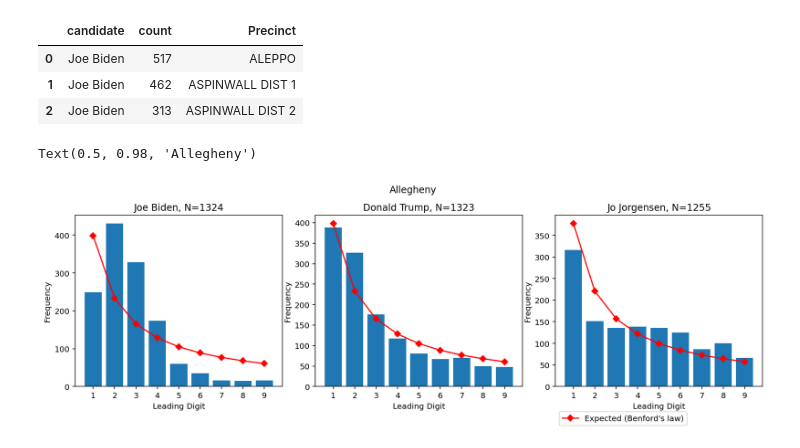
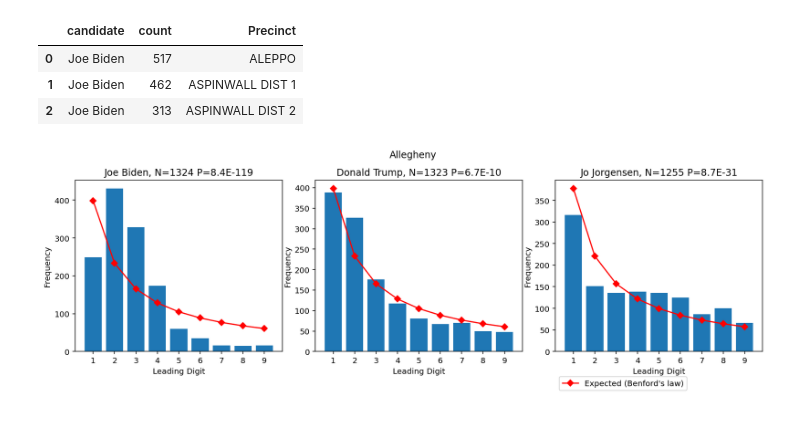
Before and after one commit to cjph8914/2020_benfords, a Jupyter notebook: Allegheny_County_PA_Benfords_Data.ipynb, the cells around one changed output. Saved outputs shown, nothing was run; the diff lists cells and outputs as text; code cells hidden in the pictures.

```diff
--- a/Allegheny_County_PA_Benfords_Data.ipynb
+++ b/Allegheny_County_PA_Benfords_Data.ipynb
@@ -7,3 +7,6 @@
 import numpy as np
 import matplotlib.pyplot as plt
 import pandas as pd
+
+from benfordslaw import benfordslaw
+bl = benfordslaw(verbose=0)
@@ -57,34 +63,42 @@ candidates = unstacked_data.candidate.unique()
 
 digit = np.arange(1, 10)
 
 for i in range(len(candidates)):
 
     ax = axs[i]
     candidate = candidates[i]
 
     N = len(data[data[candidate] > 0])
 
     # expected distribution, from benford's law, normalize by non-zero counts
     expected = np.log10(1 + 1/digit) * N
 
     cur_data = unstacked_data
     cur_data = cur_data.groupby(['candidate', 'Precinct']).sum()
-    digits = cur_data.loc[candidate]['count'].astype(str).str[0].astype(int)
+
+    counts = cur_data.loc[candidate]['count']
+    P = bl.fit(np.array(counts.astype(int).tolist()))['P']
+
+    digits = counts.astype(str).str[0].astype(int)
     digits = digits[digits > 0]
 
     v = digits.value_counts()
     ax.bar(v.index, v.values)
     ax.set_xticks(range(1, 10))
 
     ax.set_title("%s" % (candidate))
     ax.plot(digit, expected, marker='D', color='red', label='Expected (Benford\'s law)')
 
-    ax.set_title("%s, N=%d" % (candidate, N))
+    if P < .001:
+        ax.set_title("%s, N=%d P=%.1E" % (candidate, N,P))
+    else:
+        ax.set_title("%s, N=%d P=%0.3f" % (candidate, N,P))
+
     ax.set_xlabel("Leading Digit")
     ax.set_ylabel("Frequency")
 
 plt.legend(loc=3, bbox_to_anchor=(0.0, -0.25))
 plt.suptitle("Allegheny")
+plt.savefig('images/allegheny.png')
 # %% [output]
-Text(0.5, 0.98, 'Allegheny')
-[figure, old version]
+[figure, new version]
```
Also changed, not shown: parts of 1 cell of this notebook, 9 other files.
